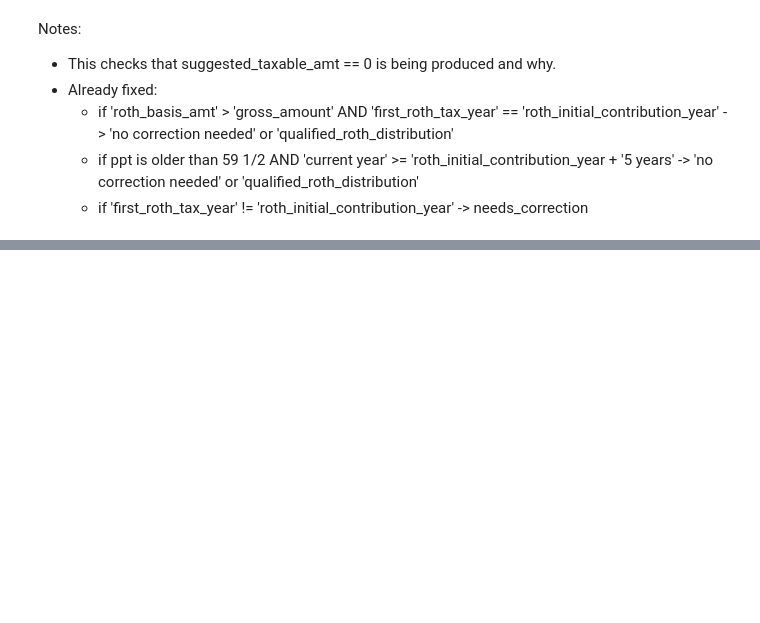
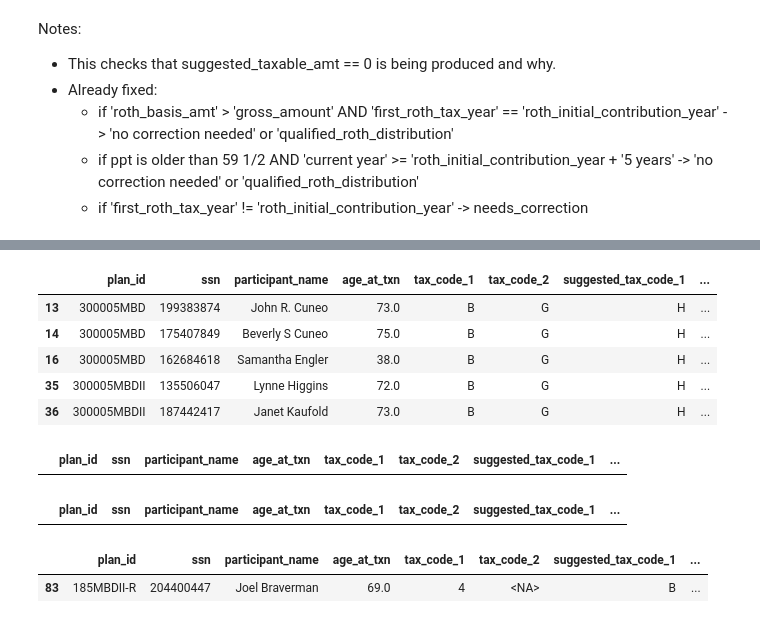
Before and after one commit to manuel-reyes-ml/1099_reconciliation_pipeline, a Jupyter notebook: notebooks/05_match_roth_basis_analysis.ipynb, the cells around one changed output, grey strips where cells are left out. Drawn from its saved outputs; the diff is of its cells as text; code cells hidden in the pictures; blank space fills up the shorter version.

```diff
--- a/notebooks/05_match_roth_basis_analysis.ipynb
+++ b/notebooks/05_match_roth_basis_analysis.ipynb
@@ -331,5 +330,25 @@ NEED ACTION rows: 258
 # %%
-export_roth_basis_df[export_roth_basis_df["ssn"].astype(str).eq("040501183")].head()
+export_roth_basis_df[export_roth_basis_df["tax_code_1"].eq("B") & export_roth_basis_df["tax_code_2"].eq("G")].head()
+# %% [output]
+|  | plan_id | ssn | participant_name | age_at_txn | tax_code_1 | tax_code_2 | suggested_tax_code_1 | ... |
+| 13 | 300005MBD | 199383874 | John R. Cuneo | 73.0 | B | G | H | ... |
+| 14 | 300005MBD | 175407849 | Beverly S Cuneo | 75.0 | B | G | H | ... |
+| 16 | 300005MBD | 162684618 | Samantha Engler | 38.0 | B | G | H | ... |
+| 35 | 300005MBDII | 135506047 | Lynne Higgins | 72.0 | B | G | H | ... |
+| 36 | 300005MBDII | 187442417 | Janet Kaufold | 73.0 | B | G | H | ... |
+# %%
+export_roth_basis_df[export_roth_basis_df["tax_code_1"].eq("4") & export_roth_basis_df["tax_code_2"].eq("G")].head()
+# %% [output]
+|  | plan_id | ssn | participant_name | age_at_txn | tax_code_1 | tax_code_2 | suggested_tax_code_1 | ... |
+# %%
+export_roth_basis_df[export_roth_basis_df["tax_code_1"].eq("B") & export_roth_basis_df["tax_code_2"].eq("4")].head()
+# %% [output]
+|  | plan_id | ssn | participant_name | age_at_txn | tax_code_1 | tax_code_2 | suggested_tax_code_1 | ... |
+# %%
+export_roth_basis_df[export_roth_basis_df["tax_code_1"].eq("4")].head()
+# %% [output]
+|  | plan_id | ssn | participant_name | age_at_txn | tax_code_1 | tax_code_2 | suggested_tax_code_1 | ... |
+| 83 | 185MBDII-R | 204400447 | Joel Braverman | 69.0 | 4 | <NA> | B | ... |
 # %%
 # Cell 13 -
 
```
Also changed, not shown: parts of 5 cells of this notebook.
